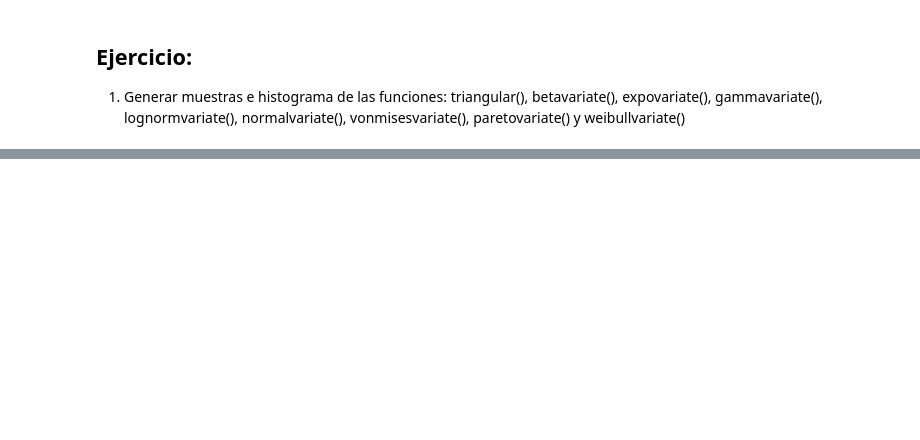
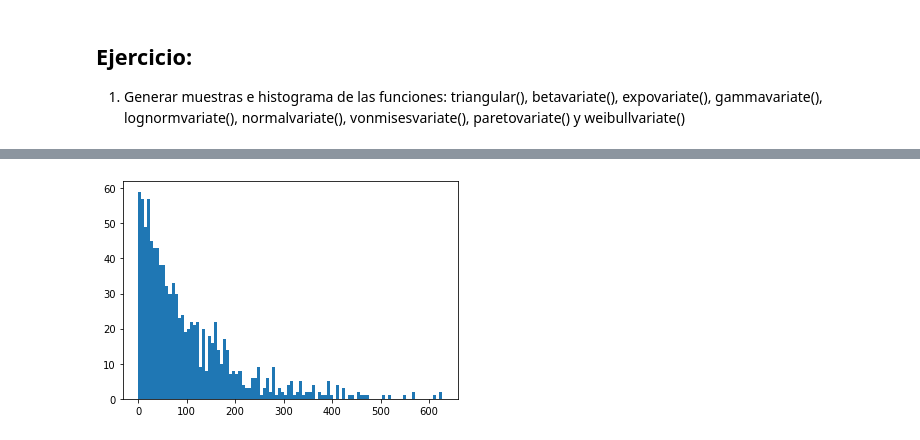
Before and after one commit to Medetl/Simulacion, a Jupyter notebook: mas numeros aleatorios.ipynb, the cells around one changed output, grey strips where cells are left out. Cells and saved outputs as stored; diff of their text form; code cells hidden in the pictures; blank space fills up the shorter version.

```diff
--- a/mas numeros aleatorios.ipynb
+++ b/mas numeros aleatorios.ipynb
@@ -119,0 +204,13 @@ plt.show()
+# %%
+nums = []
+lamb = 0.01                                     # Párametro de la función exponencial
+L = -1.0/lamb #inversa de lambda
+
+for i in range(1000):
+    temp = L*np.log(random.random())
+    nums.append(temp)
+
+plt.hist(nums, bins = 100)
+plt.show()
+# %% [output]
+[figure, added]
```
Also changed, not shown: parts of 26 cells of this notebook.
